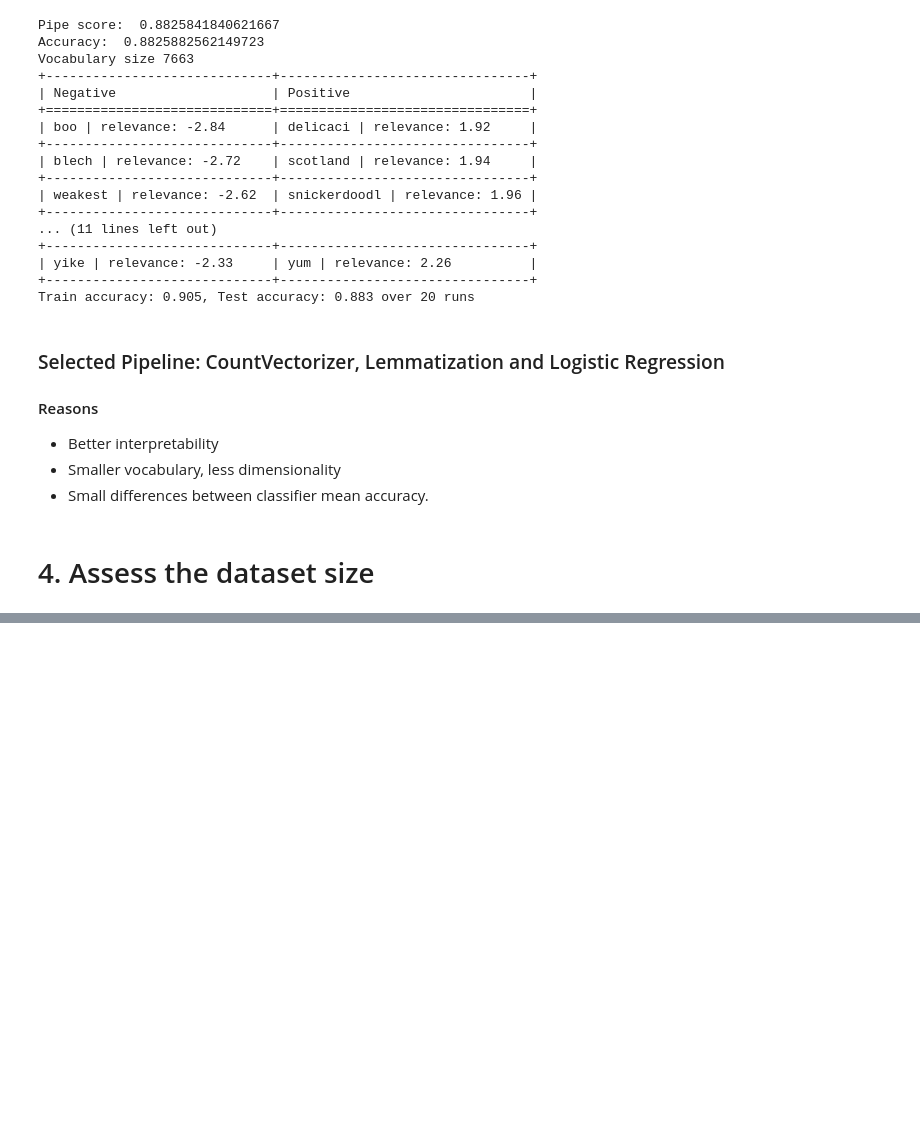
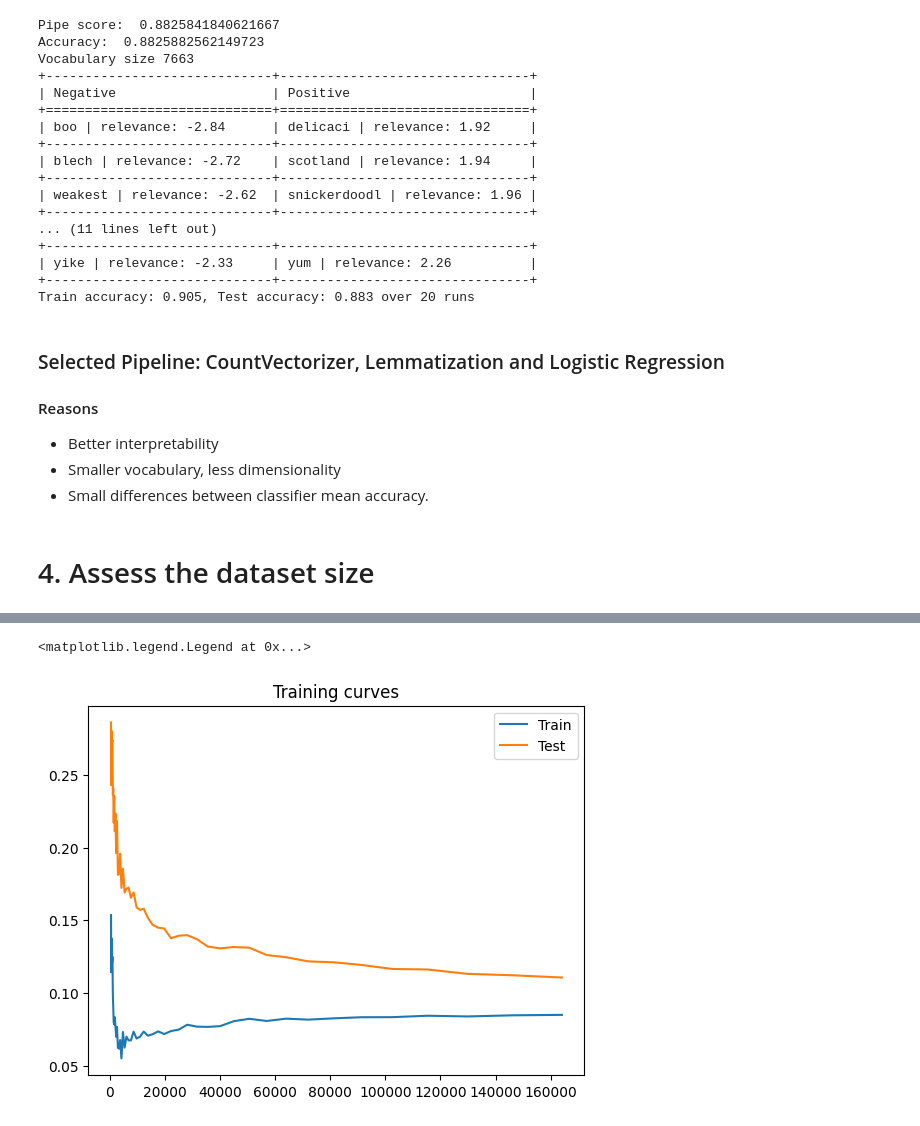
Before and after one commit to arthurchieppe/reviews-sentiment-analysis, a Jupyter notebook: exploratory_analysis.ipynb, the cells around one changed output, grey strips where cells are left out. Cells and saved outputs as stored; diff of their text form; code cells hidden in the pictures; blank space fills up the shorter version.

Commit message:
progress on training curve

```diff
--- a/exploratory_analysis.ipynb
+++ b/exploratory_analysis.ipynb
@@ -59,15 +59,14 @@ def get_train_test_accuracy(pipeline_factory, x_vector, y_vector):
 
     return train_accuracy, test_accuracy
 
-def get_mean_accurancy(pipeline_factory, x_vector, y_vector, n=10):
-    results = Parallel(n_jobs=-1)(delayed(get_train_test_accuracy)(pipeline_factory, x_vector, y_vector) for i in range(n))
+def get_mean_accurancy(pipeline_factory, x_vector, y_vector, n=10, n_jobs = -1):
+    results = Parallel(n_jobs=n_jobs)(delayed(get_train_test_accuracy)(pipeline_factory, x_vector, y_vector) for i in range(n))
     results = [result for result in results if result is not None]  # Ensure results are not None
 
     train_accuracies = np.array([train_accuracy for train_accuracy, _ in results])
     test_accuracies = np.array([test_accuracy for _, test_accuracy in results])
     mean_train_accuracies = np.mean(train_accuracies)
     mean_test_accuracies = np.mean(test_accuracies)
-    print(f"Train accuracy: {mean_train_accuracies:.3f}, Test accuracy: {mean_test_accuracies:.3f} over {n} runs")
 
     return mean_train_accuracies, mean_test_accuracies
 # %%
@@ -261,31 +263,28 @@ from sklearn.metrics import accuracy_score
 from sklearn.pipeline import Pipeline
 
 
-f_list = np.logspace(0, -2, 50)
+f_list = np.logspace(0, -2.5, 50)
 
 # Function to process one fraction f
-def process_fraction(f):
-    accuracy_f_train = []
-    accuracy_f_test = []
-    for i in range(50):  # Repeat sampling 20 times
-        df_sample = df.sample(frac=f)
-
-        train_accuracy, test_accuracy = get_train_test_accuracy(lemma_pipeline_factory, df_sample['Plot'], df_sample['Genre'])
-
-        accuracy_f_train.append(train_accuracy)
-        accuracy_f_test.append(test_accuracy)
+def process_fraction(x_vector, y_vector, f, n=20):
+    # Sample the dataset
+    if float(f) == 1.0:
+            X_sample, y_sample = x_vector, y_vector
+    else:
+        X_sample, _, y_sample, _ = train_test_split(x_vector, y_vector, train_size=float(f))
+    train_accuracy, test_accuracy = get_mean_accurancy(lemma_pipeline_factory, X_sample, y_sample, n, n_jobs=-1)
 
     # Return the average accuracies for this fraction f
-    return (sum(accuracy_f_train) / len(accuracy_f_train),
-            sum(accuracy_f_test) / len(accuracy_f_test))
+    print("Processed fraction", f)
+    return train_accuracy, test_accuracy
 
-def get_accuracy_sample(df, f_list):
+def get_accuracy_sample(x_vector, y_vector, f_list):
     # Resample the dataset using .sample(frac=f), which gets a fraction of the dataset
-    results = Parallel(n_jobs=-1)(delayed(process_fraction)(f) for f in f_list)
+    results = Parallel(n_jobs=-1)(delayed(process_fraction)(x_vector, y_vector, f) for f in f_list)
 
     # Separate the train and test accuracies
     train_accuracies, test_accuracies = zip(*results)
 
     return train_accuracies, test_accuracies
 
-train_accuracies, test_accuracies = get_accuracy_sample(df, f_list)
+train_accuracies, test_accuracies = get_accuracy_sample(X_lemmatized, y, f_list)
@@ -291,0 +309,13 @@ train_accuracies, test_accuracies = get_accuracy_sample(df, f_list)
+# %%
+import matplotlib.pyplot as plt
+
+error_train = [1 - x for x in train_accuracies]
+error_test = [1 - x for x in test_accuracies]
+
+plt.plot(f_list * len(df), error_train, label='Train')
+plt.plot(f_list * len(df), error_test, label='Test')
+plt.title("Training curves")
+plt.legend()
+# %% [output]
+<matplotlib.legend.Legend at 0x...>
+[figure, added]
```
Also changed, not shown: parts of 4 cells of this notebook.
